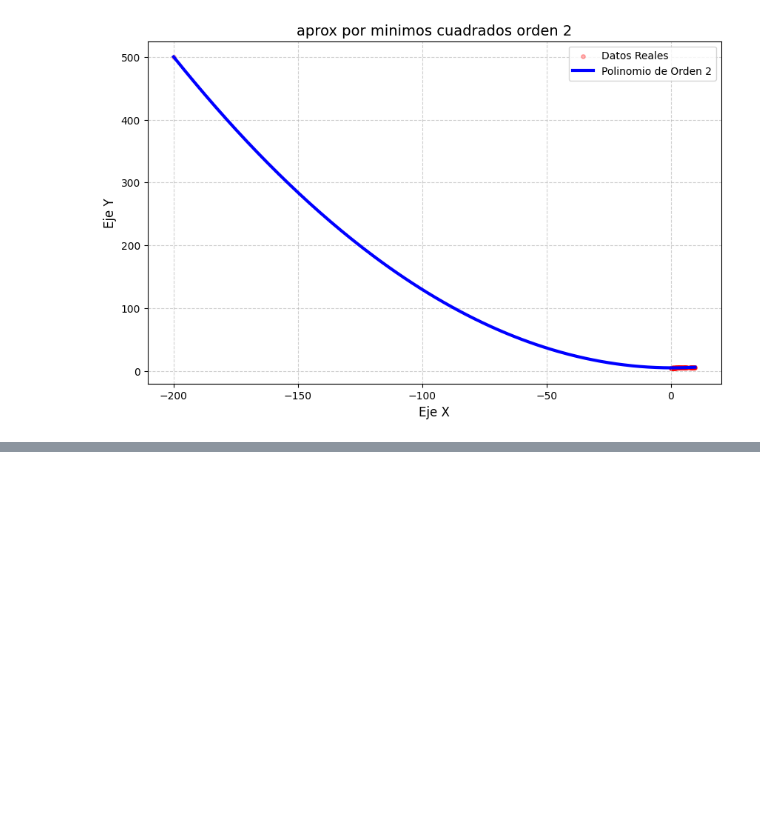
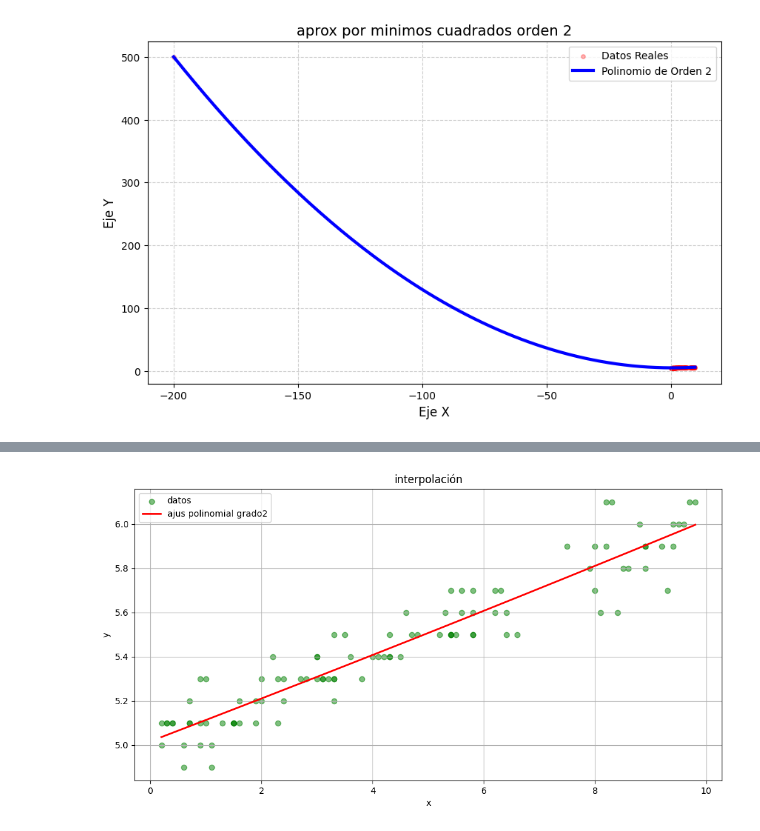
Before and after one commit to Aizel-shadow/ExFinal_MN, a Jupyter notebook: p5_interpolacion.ipynb, the cells around one changed output, grey strips where cells are left out. Cells and saved outputs as stored; diff of their text form; code cells hidden in the pictures; blank space fills up the shorter version.

```diff
--- a/p5_interpolacion.ipynb
+++ b/p5_interpolacion.ipynb
@@ -198,0 +254,16 @@ plt.show()
+# %%
+
+x_linea = np.linspace(min(xs), max(xs), 200)
+y_linea = c*x_linea**2 + b*x_linea + a
+
+plt.figure(figsize=(12, 6))
+plt.scatter(xs, ys, color='green', alpha=0.5, label='datos')
+plt.plot(x_linea, y_linea, color='red', label='ajus polinomial grado2', linewidth=2)
+plt.title("interpolación")
+plt.xlabel("x")
+plt.ylabel("y")
+plt.legend()
+plt.grid(True)
+plt.show()
+# %% [output]
+[figure, added]
```
Also changed, not shown: parts of 1 cell of this notebook, 1 other file.
